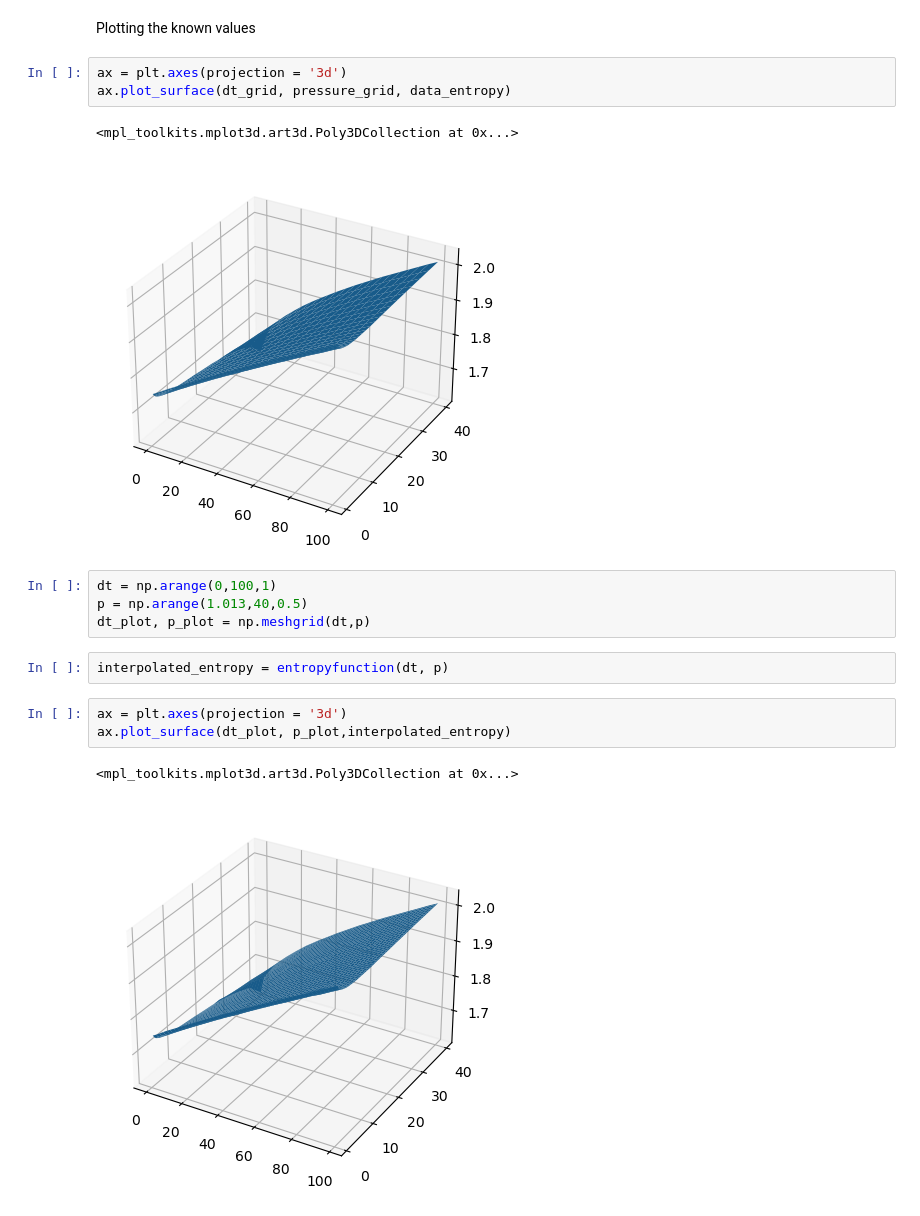
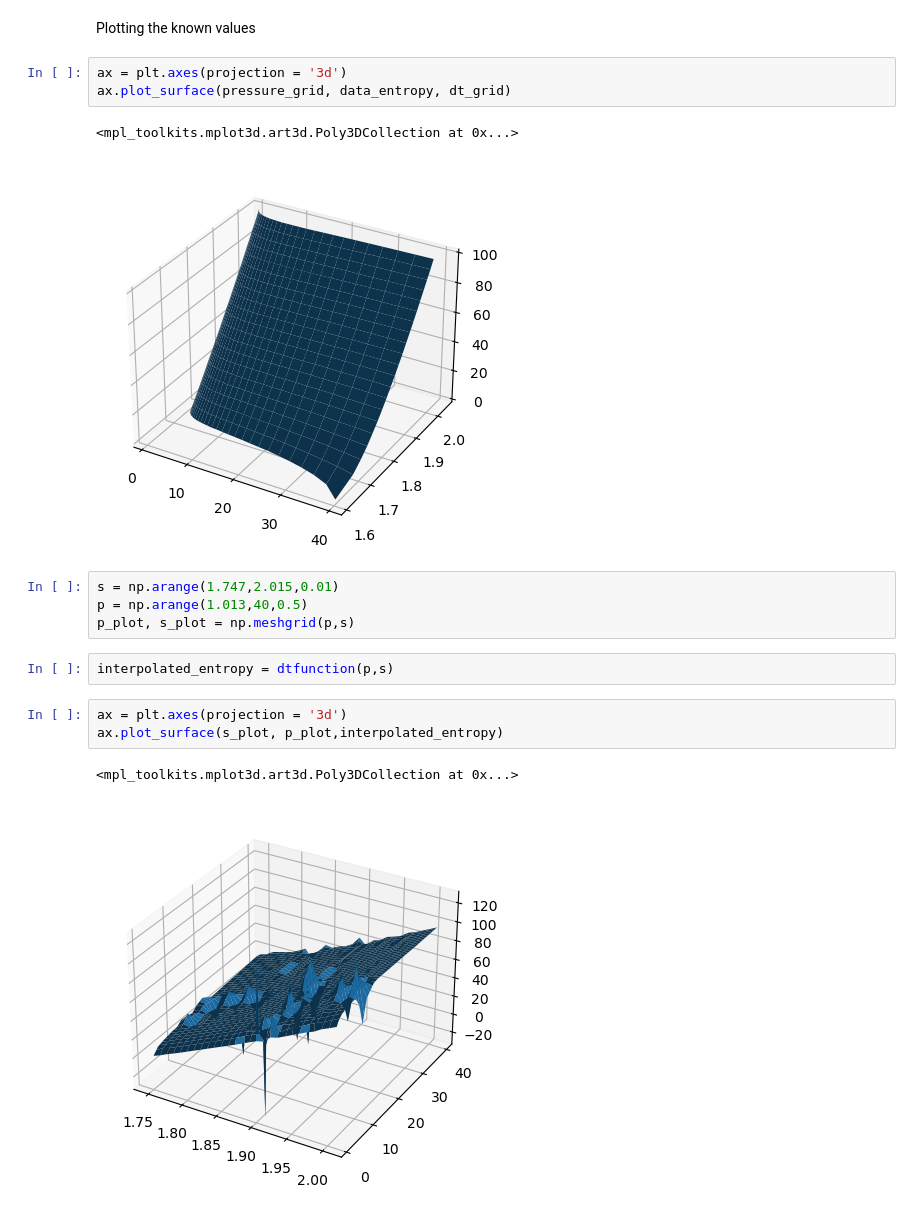
Before and after one commit to davidSmeets/TestingInterpolation, a Jupyter notebook: interpolationtest.ipynb, the cells around one changed output. Cells and saved outputs as stored; diff of their text form.

```diff
--- a/interpolationtest.ipynb
+++ b/interpolationtest.ipynb
@@ -56,19 +66,19 @@ array([1.763])
 Plotting the known values
 # %%
 ax = plt.axes(projection = '3d')
-ax.plot_surface(dt_grid, pressure_grid, data_entropy)
+ax.plot_surface(pressure_grid, data_entropy, dt_grid)
 # %% [output]
 <mpl_toolkits.mplot3d.art3d.Poly3DCollection at 0x...>
-[figure, old version]
+[figure, new version]
 # %%
-dt = np.arange(0,100,1)
+s = np.arange(1.747,2.015,0.01)
 p = np.arange(1.013,40,0.5)
-dt_plot, p_plot = np.meshgrid(dt,p)
+p_plot, s_plot = np.meshgrid(p,s)
 # %%
-interpolated_entropy = entropyfunction(dt, p)
+interpolated_entropy = dtfunction(p,s)
 # %%
 ax = plt.axes(projection = '3d')
-ax.plot_surface(dt_plot, p_plot,interpolated_entropy)
+ax.plot_surface(s_plot, p_plot,interpolated_entropy)
 # %% [output]
 <mpl_toolkits.mplot3d.art3d.Poly3DCollection at 0x...>
-[figure, old version]
+[figure, new version]
```
Also changed, not shown: parts of 4 cells of this notebook.
